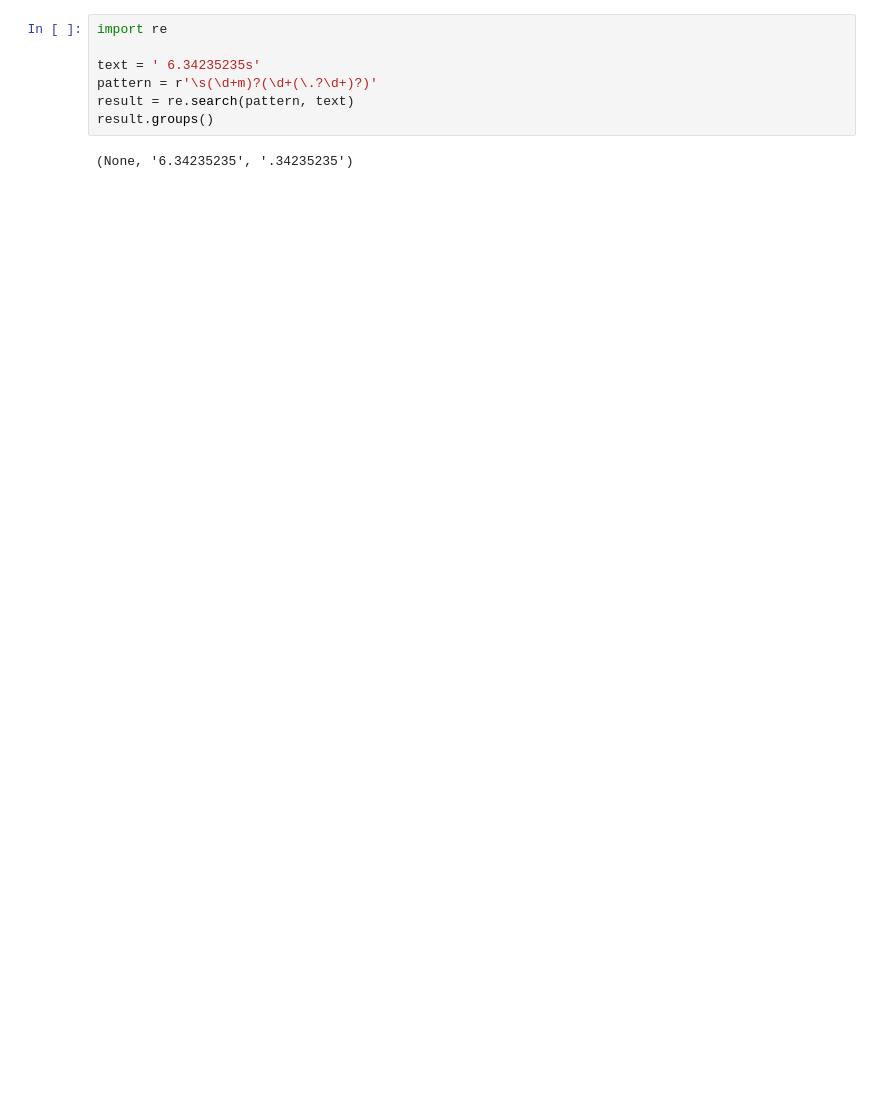
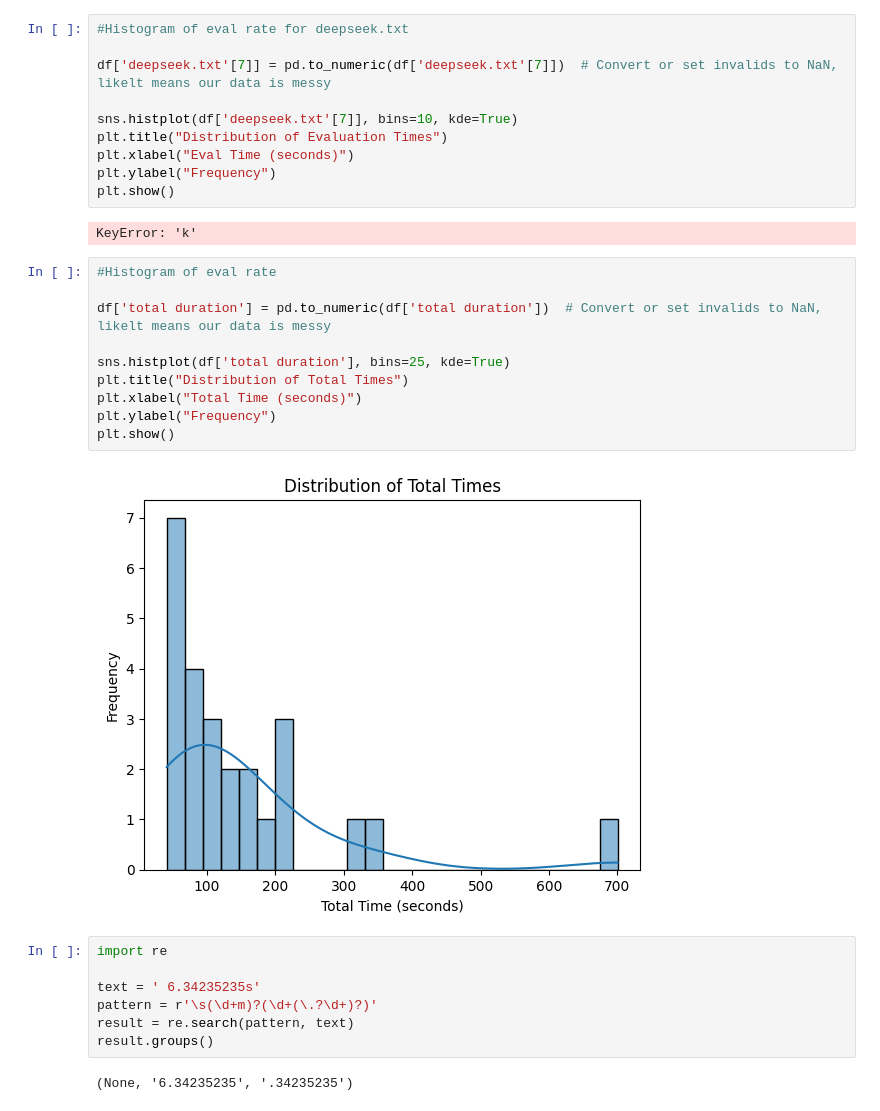
Before and after one commit to alvaad4/Research-2025, a Jupyter notebook: data-vis.ipynb, the cells around one changed output. Drawn from its saved outputs; the diff is of its cells as text; blank space fills up the shorter version.

Commit message:
Data visualizations, only 2 graphs

```diff
--- a/data-vis.ipynb
+++ b/data-vis.ipynb
@@ -58,3 +56,27 @@ print(df)
+# %%
+#Histogram of eval rate for deepseek.txt
+
+df['deepseek.txt'[7]] = pd.to_numeric(df['deepseek.txt'[7]])  # Convert or set invalids to NaN, likelt means our data is messy
+
+sns.histplot(df['deepseek.txt'[7]], bins=10, kde=True)
+plt.title("Distribution of Evaluation Times")
+plt.xlabel("Eval Time (seconds)")
+plt.ylabel("Frequency")
+plt.show()
+# %% [output]
+KeyError: 'k'
+# %%
+#Histogram of eval rate
+
+df['total duration'] = pd.to_numeric(df['total duration'])  # Convert or set invalids to NaN, likelt means our data is messy
+
+sns.histplot(df['total duration'], bins=25, kde=True)
+plt.title("Distribution of Total Times")
+plt.xlabel("Total Time (seconds)")
+plt.ylabel("Frequency")
+plt.show()
+# %% [output]
+[figure, added]
 # %%
 import re
 
```
Also changed, not shown: parts of 3 cells of this notebook.
